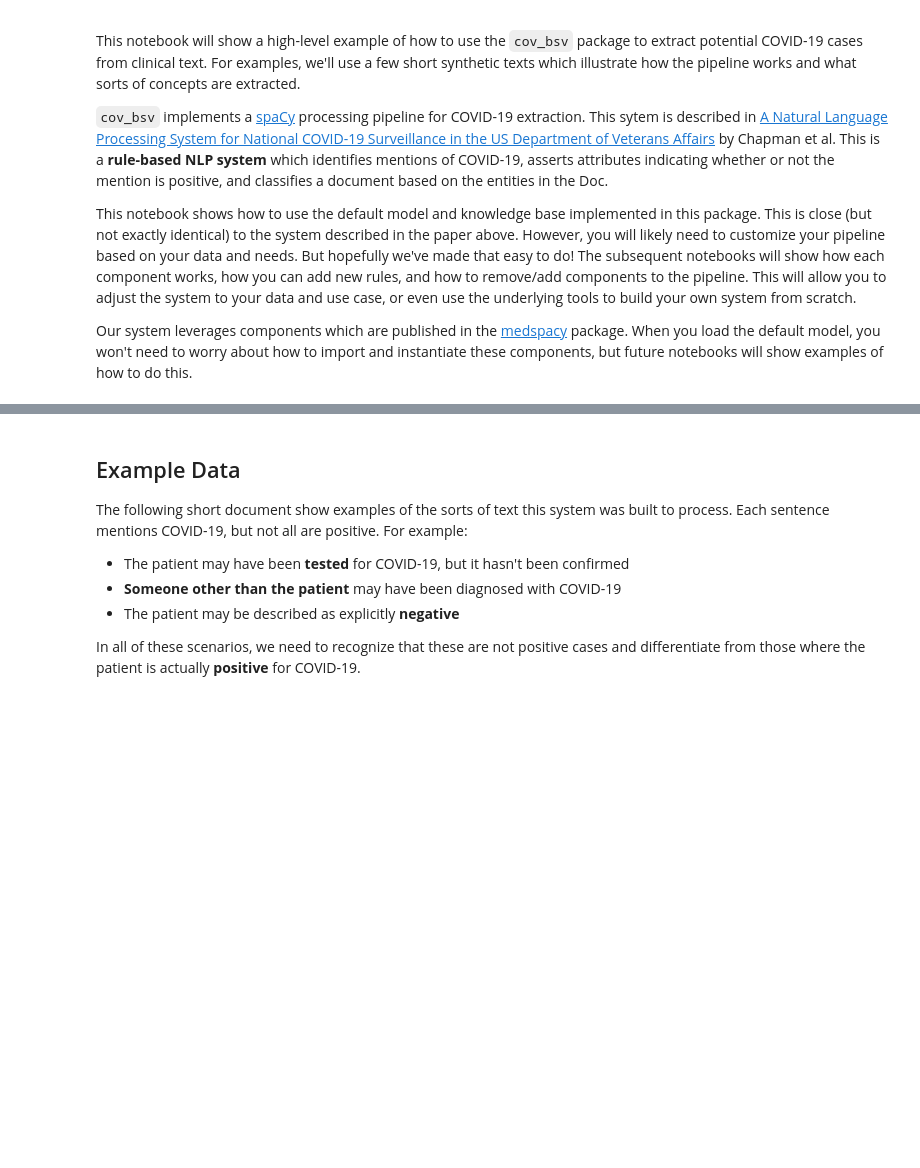
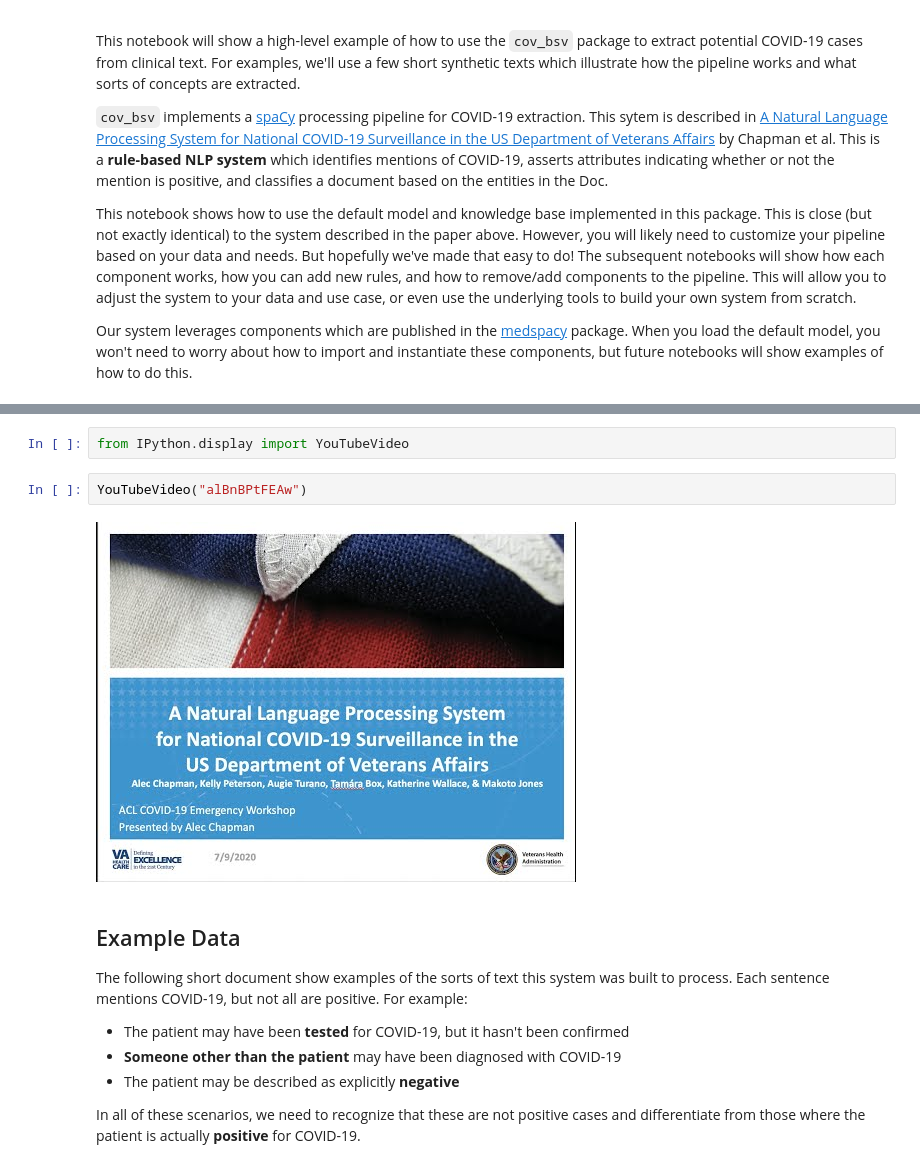
Before and after one commit to abchapman93/VA_COVID-19_NLP_BSV, a Jupyter notebook: notebooks/00-quickstart.ipynb, the cells around one changed output, grey strips where cells are left out. Drawn from its saved outputs; the diff is of its cells as text; blank space fills up the shorter version.

```diff
--- a/notebooks/00-quickstart.ipynb
+++ b/notebooks/00-quickstart.ipynb
@@ -13,3 +20,9 @@ Our system leverages components which are published in the [medspacy](https://gi
+# %%
+from IPython.display import YouTubeVideo
+# %%
+YouTubeVideo("alBnBPtFEAw")
+# %% [output]
+[figure, added]
 # %% [markdown]
 ## Example Data
 The following short document show examples of the sorts of text this system was built to process. Each sentence mentions COVID-19, but not all are positive. For example:
```
Also changed, not shown: parts of 1 cell of this notebook, 5 other files.
